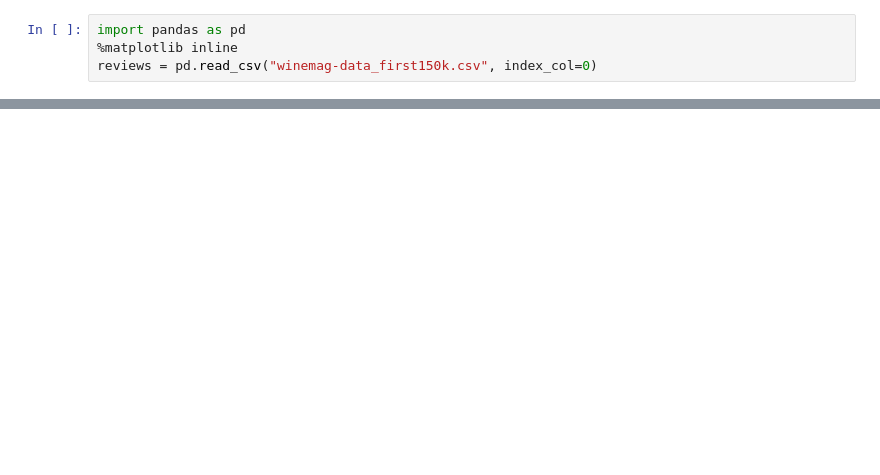
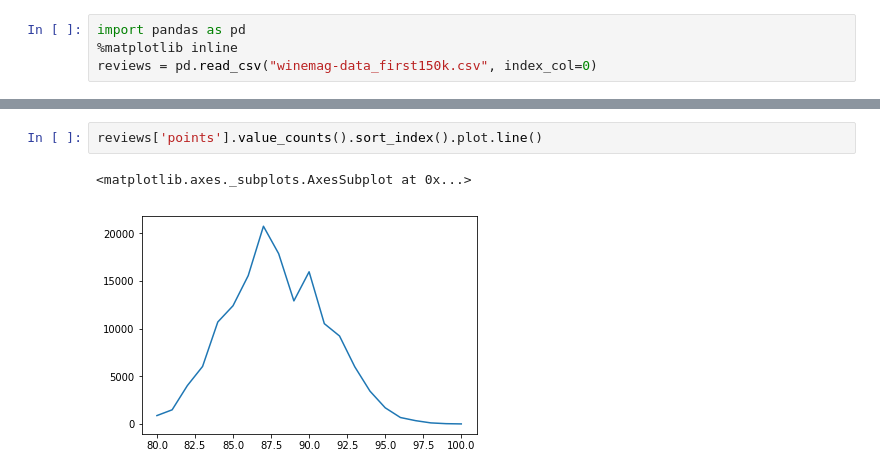
Before and after one commit to bogdantoader/kaggle_learn_experiments, a Jupyter notebook: plotting/plotting.ipynb, the cells around one changed output, grey strips where cells are left out. Cells and saved outputs as stored; diff of their text form; blank space fills up the shorter version.

```diff
--- a/plotting/plotting.ipynb
+++ b/plotting/plotting.ipynb
@@ -13,0 +26,5 @@ reviews.province.value_counts().head().plot.bar()
+# %%
+reviews['points'].value_counts().sort_index().plot.line()
+# %% [output]
+<matplotlib.axes._subplots.AxesSubplot at 0x...>
+[figure, added]
```
Also changed, not shown: parts of 12 cells of this notebook.
